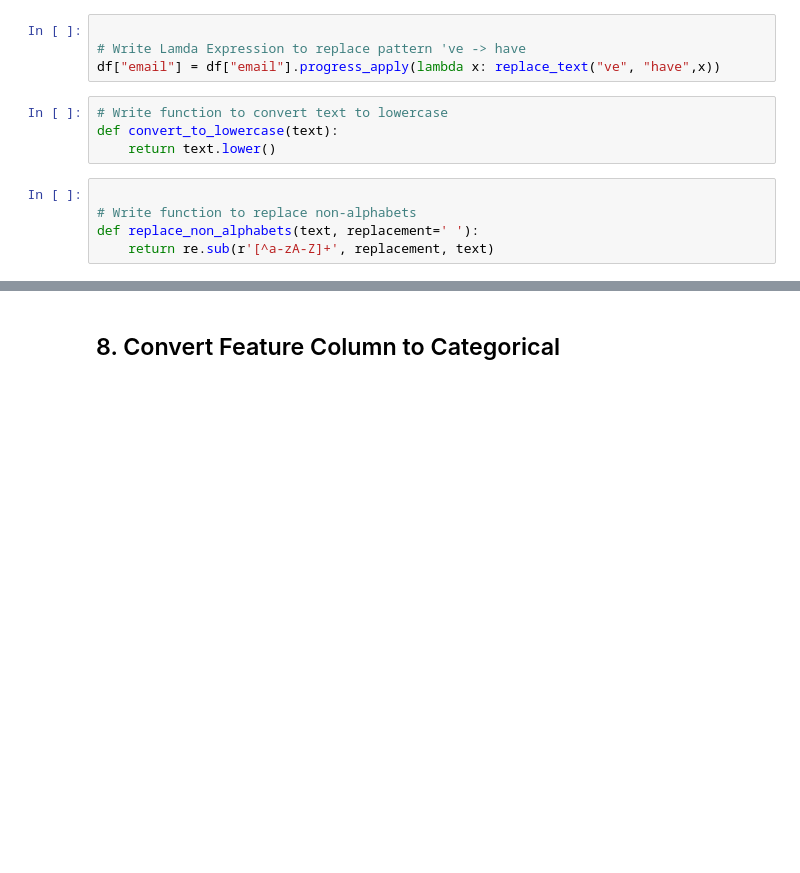
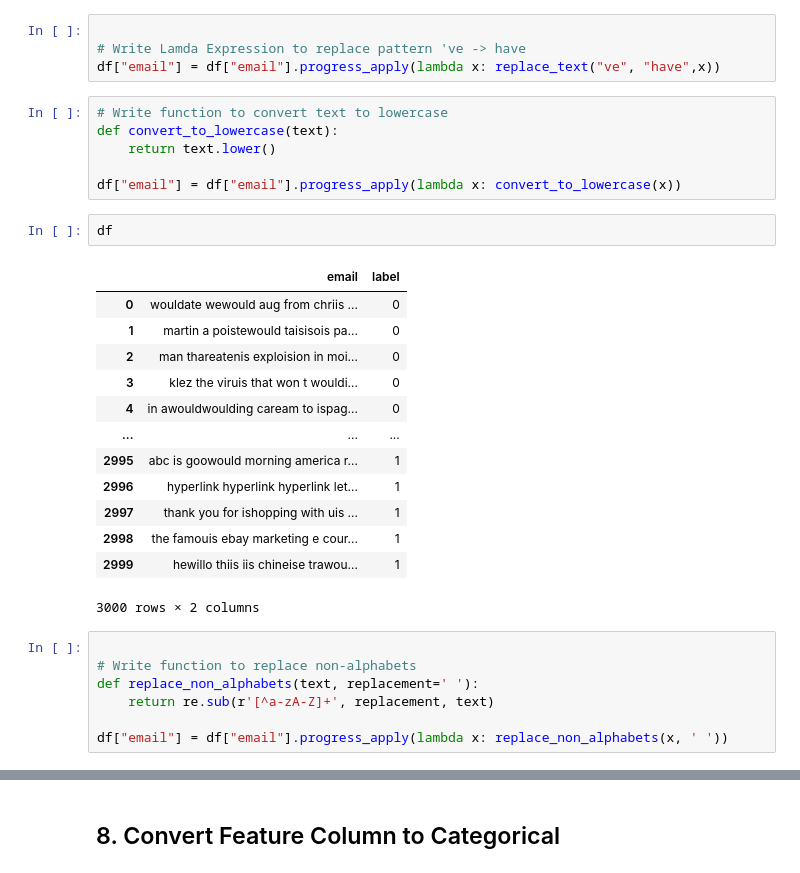
Before and after one commit to AdheeraPK2003/source_detection, a Jupyter notebook: adheera_notebook_v1 (1).ipynb, the cells around one changed output, grey strips where cells are left out. Cells and saved outputs as stored; diff of their text form; blank space fills up the shorter version.

```diff
--- a/adheera_notebook_v1 (1).ipynb
+++ b/adheera_notebook_v1 (1).ipynb
@@ -128,8 +128,28 @@ df["email"] = df["email"].progress_apply(lambda x: replace_text("ve", "have",x))
 # Write function to convert text to lowercase
 def convert_to_lowercase(text):
     return text.lower()
+
+df["email"] = df["email"].progress_apply(lambda x: convert_to_lowercase(x))
+# %%
+df
+# %% [output]
+|  | email | label |
+| 0 | wouldate wewould aug from chriis ... | 0 |
+| 1 | martin a poistewould taisisois pa... | 0 |
+| 2 | man thareatenis exploision in moi... | 0 |
+| 3 | klez the viruis that won t wouldi... | 0 |
+| 4 | in awouldwoulding caream to ispag... | 0 |
+| ... | ... | ... |
+| 2995 | abc is goowould morning america r... | 1 |
+| 2996 | hyperlink hyperlink hyperlink let... | 1 |
+| 2997 | thank you for ishopping with uis ... | 1 |
+| 2998 | the famouis ebay marketing e cour... | 1 |
+| 2999 | hewillo thiis iis chineise trawou... | 1 |
+3000 rows × 2 columns
 # %%
 
 # Write function to replace non-alphabets
 def replace_non_alphabets(text, replacement=' '):
     return re.sub(r'[^a-zA-Z]+', replacement, text)
+
+df["email"] = df["email"].progress_apply(lambda x: replace_non_alphabets(x, ' '))
```
Also changed, not shown: parts of 6 cells of this notebook.
